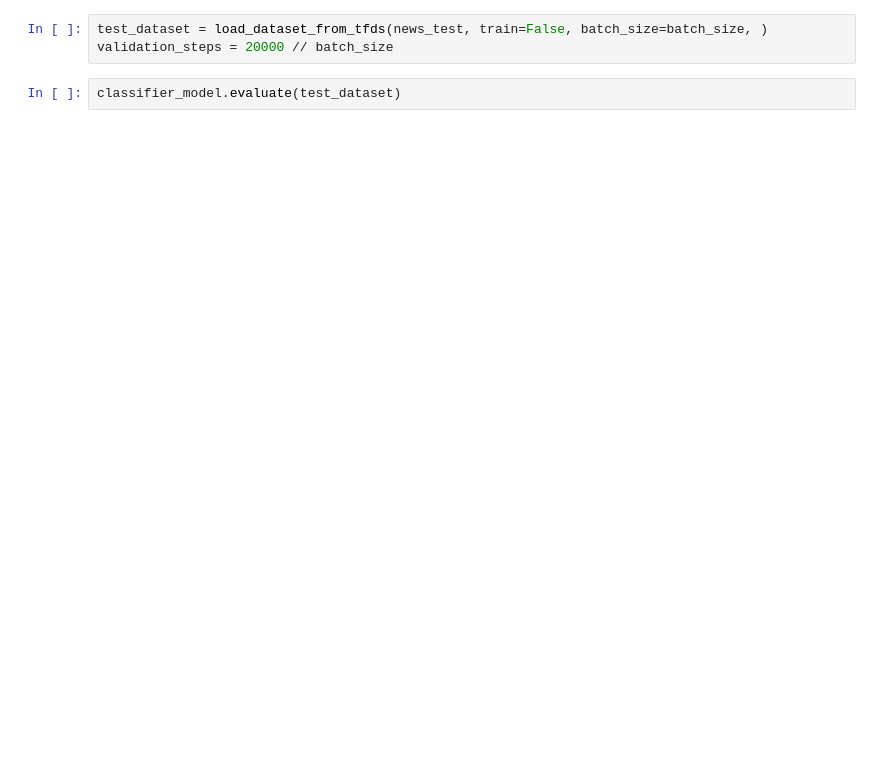
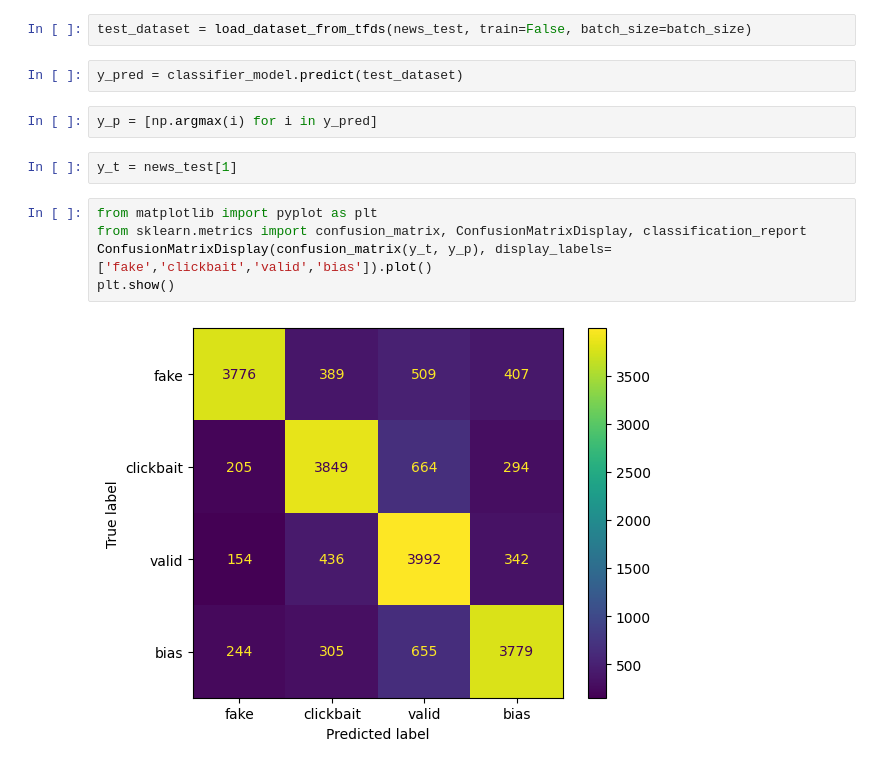
Before and after one commit to aadityakhant/fakeNewsDetection, a Jupyter notebook: BERT.ipynb, the cells around one changed output. Saved outputs shown, nothing was run; the diff lists cells and outputs as text; blank space fills up the shorter version.

```diff
--- a/BERT.ipynb
+++ b/BERT.ipynb
@@ -160,5 +156,15 @@ news_test = data_loader(360,400,20000,bert_preprocess_model)
 # %%
-test_dataset = load_dataset_from_tfds(news_test, train=False, batch_size=batch_size, )
-validation_steps = 20000 // batch_size
+test_dataset = load_dataset_from_tfds(news_test, train=False, batch_size=batch_size)
-# %%
-classifier_model.evaluate(test_dataset)
+# %%
+y_pred = classifier_model.predict(test_dataset)
+# %%
+y_p = [np.argmax(i) for i in y_pred]
+# %%
+y_t = news_test[1]
+# %%
+from matplotlib import pyplot as plt
+from sklearn.metrics import confusion_matrix, ConfusionMatrixDisplay, classification_report
+ConfusionMatrixDisplay(confusion_matrix(y_t, y_p), display_labels=['fake','clickbait','valid','bias']).plot()
+plt.show()
+# %% [output]
+[figure, added]
```
Also changed, not shown: parts of 9 cells of this notebook.
